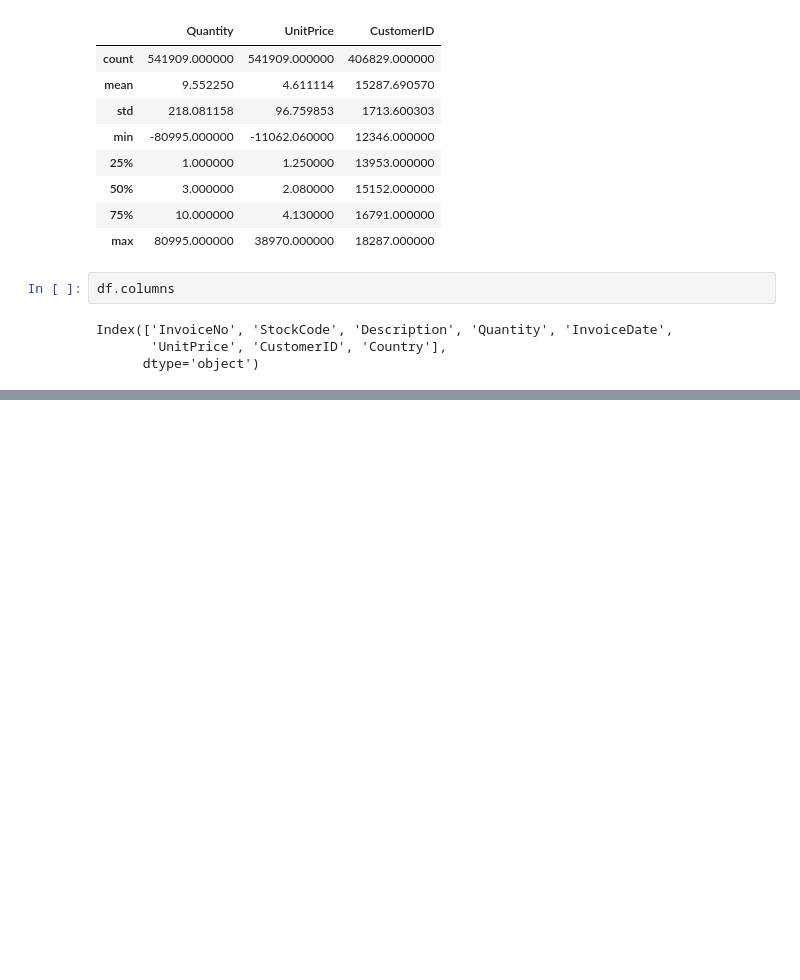
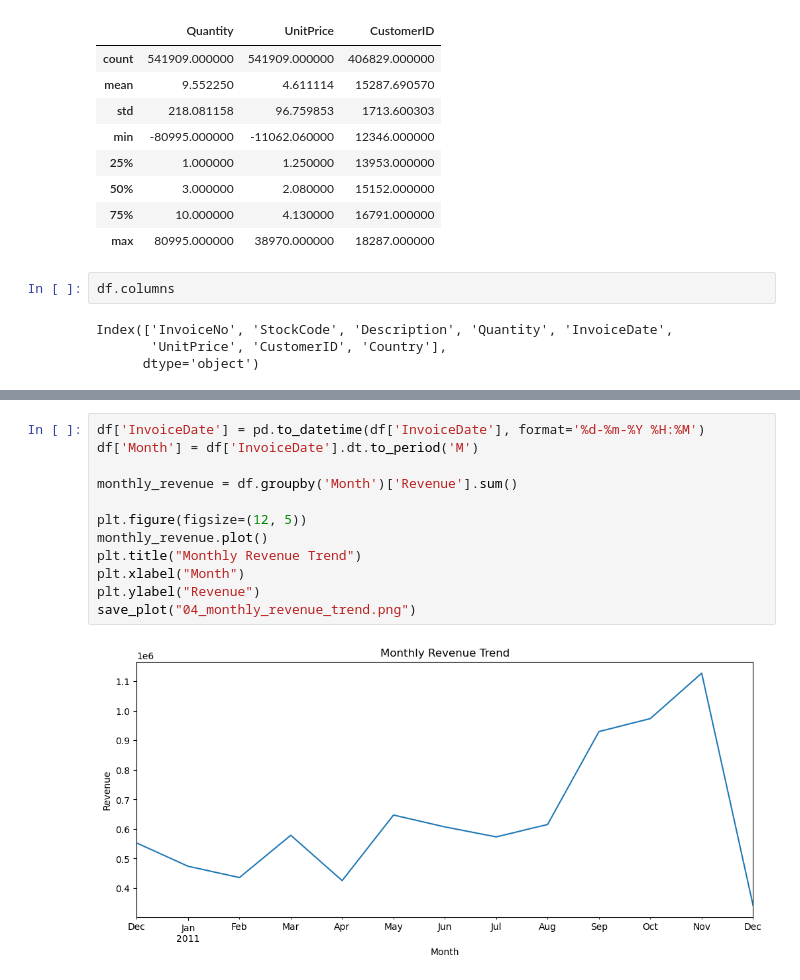
Before and after one commit to cusherahkugan/An-Online-Retail-Business-Analysis, a Jupyter notebook: notebooks/Online retail analysis-BIS.ipynb, the cells around one changed output, grey strips where cells are left out. Saved outputs shown, nothing was run; the diff lists cells and outputs as text; blank space fills up the shorter version.

```diff
--- a/notebooks/Online retail analysis-BIS.ipynb
+++ b/notebooks/Online retail analysis-BIS.ipynb
@@ -66,0 +112,14 @@ dtype: int64
+# %%
+df['InvoiceDate'] = pd.to_datetime(df['InvoiceDate'], format='%d-%m-%Y %H:%M')
+df['Month'] = df['InvoiceDate'].dt.to_period('M')
+
+monthly_revenue = df.groupby('Month')['Revenue'].sum()
+
+plt.figure(figsize=(12, 5))
+monthly_revenue.plot()
+plt.title("Monthly Revenue Trend")
+plt.xlabel("Month")
+plt.ylabel("Revenue")
+save_plot("04_monthly_revenue_trend.png")
+# %% [output]
+[figure, added]
```
Also changed, not shown: parts of 15 cells of this notebook.
